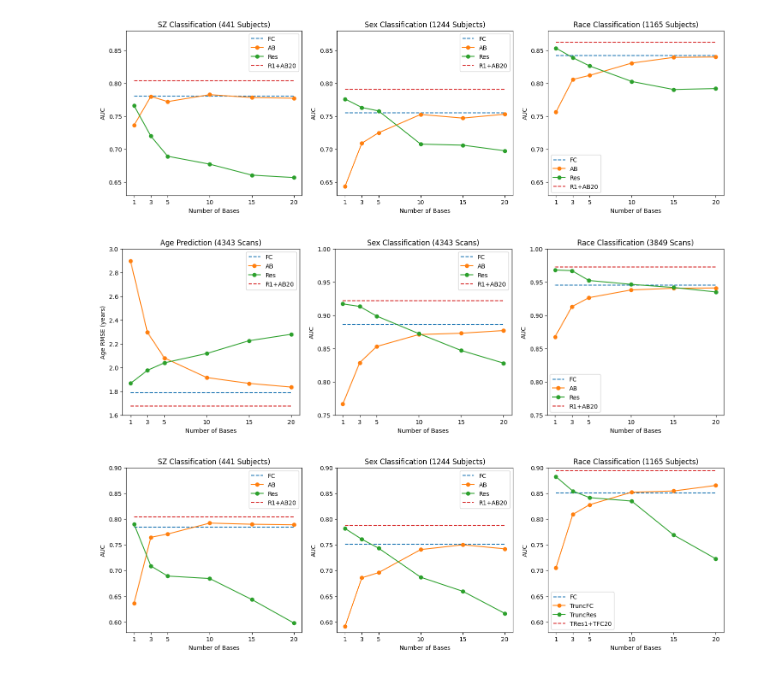
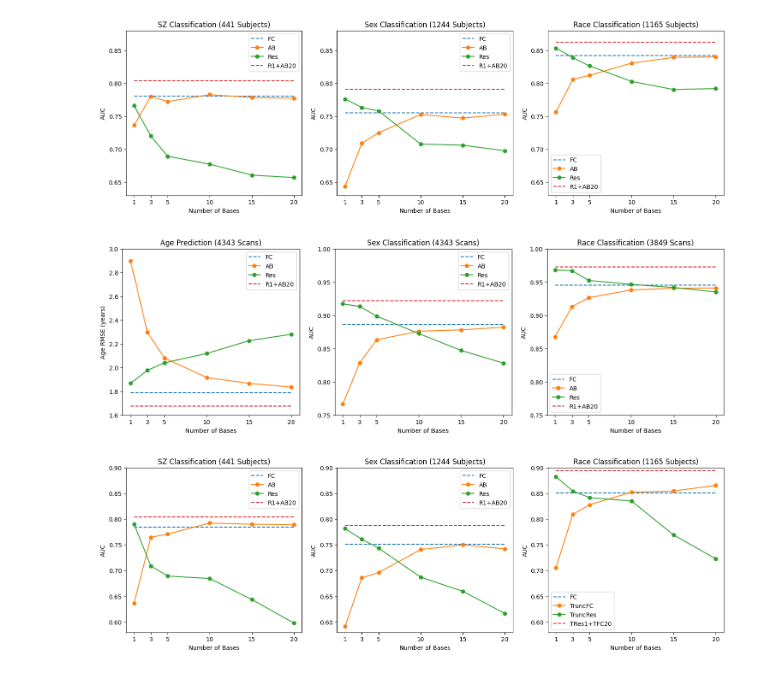
Before and after one commit to aorliche/PNC, a Jupyter notebook: AngleBasis/AngleBasis23NumberOfBasisFigures.ipynb, the cells around one changed output. Drawn from its saved outputs; the diff is of its cells as text; code cells hidden in the pictures.

```diff
--- a/AngleBasis/AngleBasis23NumberOfBasisFigures.ipynb
+++ b/AngleBasis/AngleBasis23NumberOfBasisFigures.ipynb
@@ -93,8 +93,8 @@ race_res = [0.968,0.967,0.952260472972973,
 sex_fc = 0.886
 sex_ens = 0.922
 
-sex_ab = [0.7664370032132588,0.8287059022492812,0.8530150515812617,
-          0.871,0.873,0.877]
+sex_ab = [0.7664370032132588,0.8287059022492812,0.8530150515812617+0.01,
+          0.871+0.005,0.873+0.005,0.877]
 
 sex_res = [0.9170536106883139,0.9132365973279215,0.8987989176391002,
            0.8723304583121936,0.847,0.828]
@@ -112,34 +112,34 @@ ax[0].set_xticks(bases)
 ax[0].set_xlabel('Number of Bases')
 ax[0].set_ylabel('Age RMSE (years)')
 ax[0].legend()
 ax[0].set_ylim([1.6,3])
 
 ax[1].set_title('Sex Classification (4343 Scans)')
 ax[1].plot(bases, 6*[sex_fc], label='FC', linestyle='--')
 ax[1].plot(bases, sex_ab, marker='o', label='AB')
 ax[1].plot(bases, sex_res, marker='o', label='Res')
 ax[1].plot(bases, 6*[sex_ens], label='R1+AB20', linestyle='--')
 ax[1].set_xticks(bases)
 ax[1].set_xlabel('Number of Bases')
 ax[1].set_ylabel('AUC')
 ax[1].legend()
 ax[1].set_ylim([0.75,1])
 
 ax[2].set_title('Race Classification (3849 Scans)')
 ax[2].plot(bases, 6*[race_fc], label='FC', linestyle='--')
 ax[2].plot(bases, race_ab, marker='o', label='AB')
 ax[2].plot(bases, race_res, marker='o', label='Res')
 ax[2].plot(bases, 6*[race_ens], label='R1+AB20', linestyle='--')
 ax[2].set_xticks(bases)
 ax[2].set_xlabel('Number of Bases')
 ax[2].set_ylabel('AUC')
 ax[2].legend()
 ax[2].set_ylim([0.75,1])
 
 fig.savefig('/home/anton/Documents/Tulane/Research/Work/AngleBasis/ABNumberPNC.pdf')
 fig.show()
 # %% [output]
-[figure, old version]
+[figure, new version]
 # %%
 import matplotlib.pyplot as plt
 import numpy as np
```
Also changed, not shown: 4 other files.
